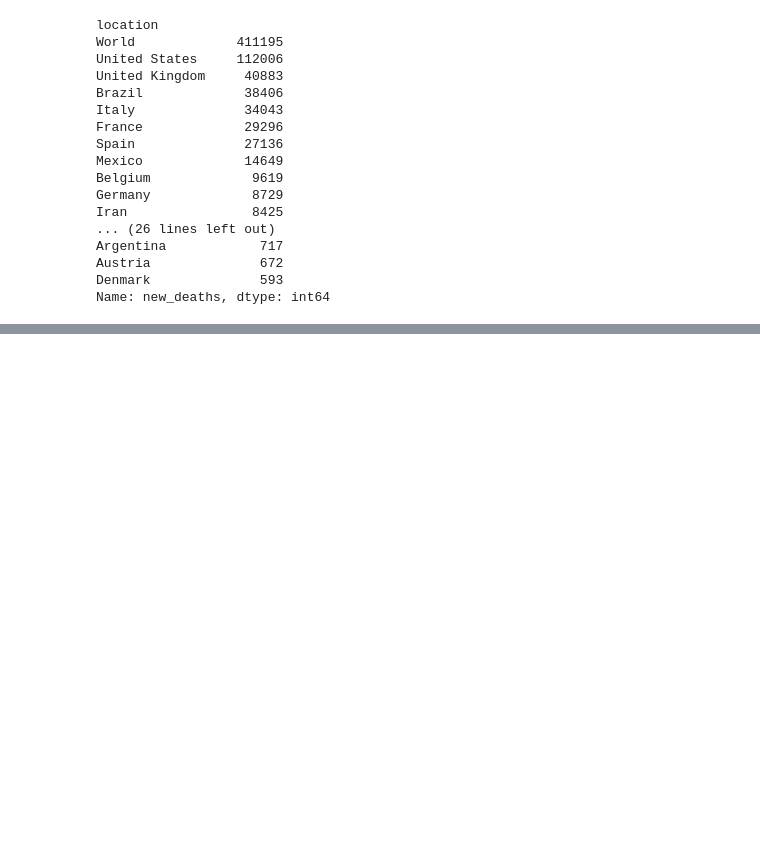
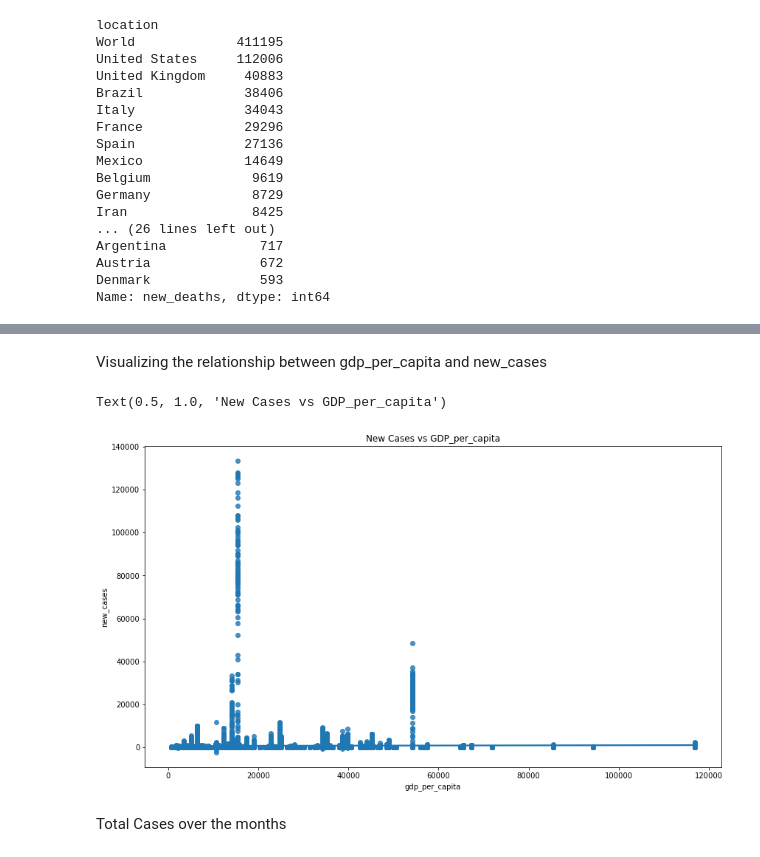
Before and after one commit to zadmainda/covid-MiniDataset, a Jupyter notebook: covid data.ipynb, the cells around one changed output, grey strips where cells are left out. Drawn from its saved outputs; the diff is of its cells as text; code cells hidden in the pictures; blank space fills up the shorter version.

```diff
--- a/covid data.ipynb
+++ b/covid data.ipynb
@@ -299,0 +257,2 @@ clean_df.iloc[: 3]
+# %%
+clean_df['new_cases'] = clean_df['new_cases'].clip(lower=0)
@@ -456,0 +429,11 @@ sb.heatmap(clean_df.corr(), annot=True, cmap='Blues')
+# %% [markdown]
+Visualizing the relationship between gdp_per_capita and new_cases
+# %%
+plt.figure(figsize=(14,8))
+sb.regplot(x='gdp_per_capita', y='new_cases', data=clean_df)
+plt.title('New Cases vs GDP_per_capita')
+# %% [output]
+Text(0.5, 1.0, 'New Cases vs GDP_per_capita')
+[figure, added]
+# %% [markdown]
+Total Cases over the months
```
Also changed, not shown: parts of 58 cells of this notebook.
